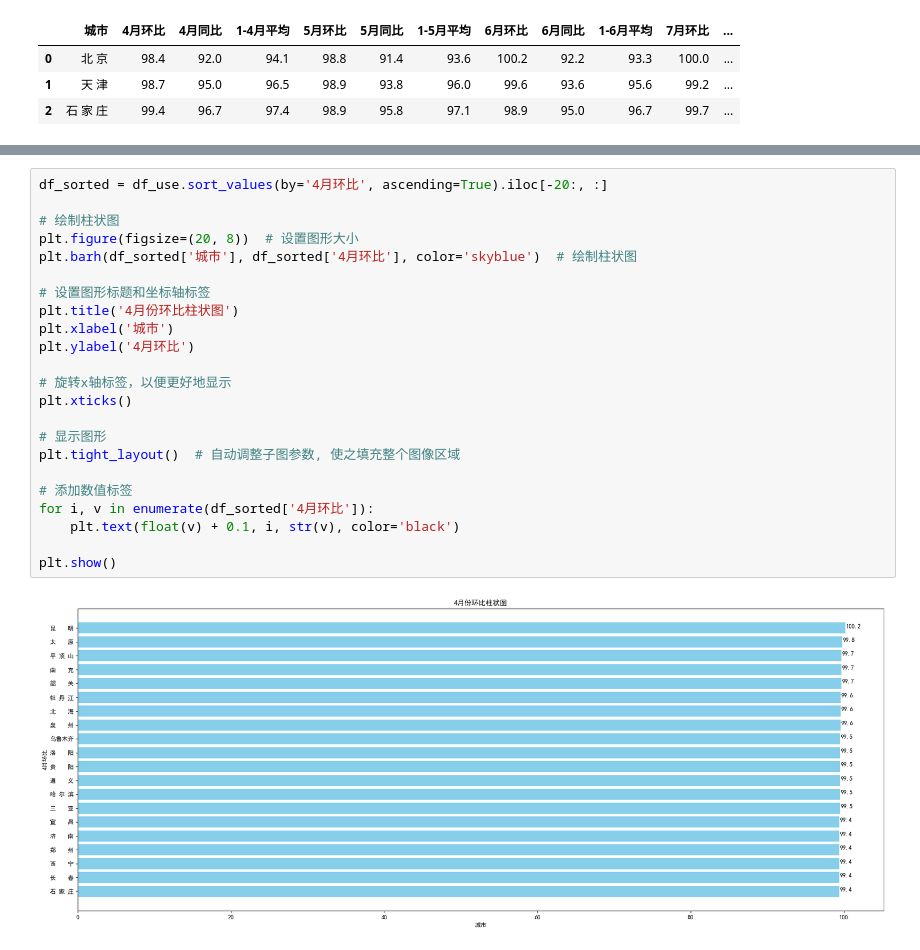
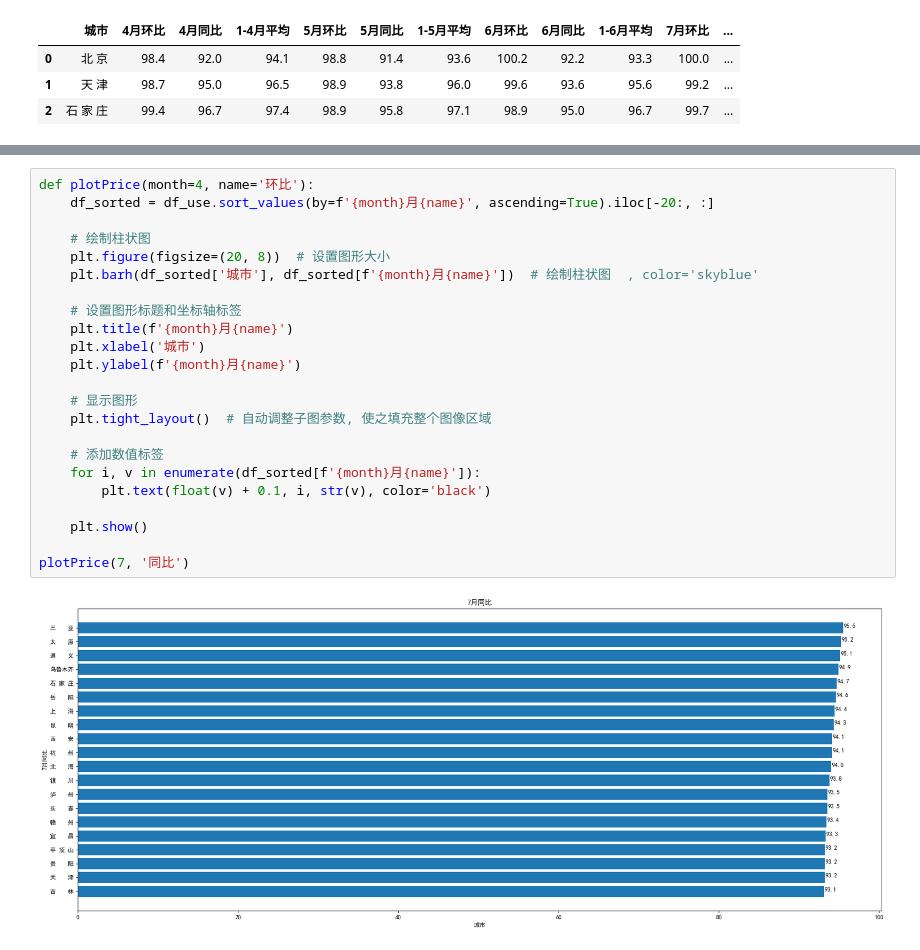
Before and after one commit to Xiaomut/houseprice, a Jupyter notebook: notebooks/price.ipynb, the cells around one changed output, grey strips where cells are left out. Saved outputs shown, nothing was run; the diff lists cells and outputs as text.

```diff
--- a/notebooks/price.ipynb
+++ b/notebooks/price.ipynb
@@ -68,25 +49,25 @@ memory usage: 7.7+ KB
 # %%
-df_sorted = df_use.sort_values(by='4月环比', ascending=True).iloc[-20:, :]
+def plotPrice(month=4, name='环比'):
+    df_sorted = df_use.sort_values(by=f'{month}月{name}', ascending=True).iloc[-20:, :]
 
-# 绘制柱状图
-plt.figure(figsize=(20, 8))  # 设置图形大小
-plt.barh(df_sorted['城市'], df_sorted['4月环比'], color='skyblue')  # 绘制柱状图
+    # 绘制柱状图
+    plt.figure(figsize=(20, 8))  # 设置图形大小
+    plt.barh(df_sorted['城市'], df_sorted[f'{month}月{name}'])  # 绘制柱状图  , color='skyblue'
 
-# 设置图形标题和坐标轴标签
-plt.title('4月份环比柱状图')
-plt.xlabel('城市')
-plt.ylabel('4月环比')
+    # 设置图形标题和坐标轴标签
+    plt.title(f'{month}月{name}')
+    plt.xlabel('城市')
+    plt.ylabel(f'{month}月{name}')
 
-# 旋转x轴标签，以便更好地显示
-plt.xticks()
+    # 显示图形
+    plt.tight_layout()  # 自动调整子图参数, 使之填充整个图像区域
 
-# 显示图形
-plt.tight_layout()  # 自动调整子图参数, 使之填充整个图像区域
+    # 添加数值标签
+    for i, v in enumerate(df_sorted[f'{month}月{name}']):
+        plt.text(float(v) + 0.1, i, str(v), color='black')
 
-# 添加数值标签
-for i, v in enumerate(df_sorted['4月环比']):
-    plt.text(float(v) + 0.1, i, str(v), color='black')
+    plt.show()
 
-plt.show()
+plotPrice(7, '同比')
 # %% [output]
-[figure, old version]
+[figure, new version]
```
Also changed, not shown: parts of 4 cells of this notebook.
